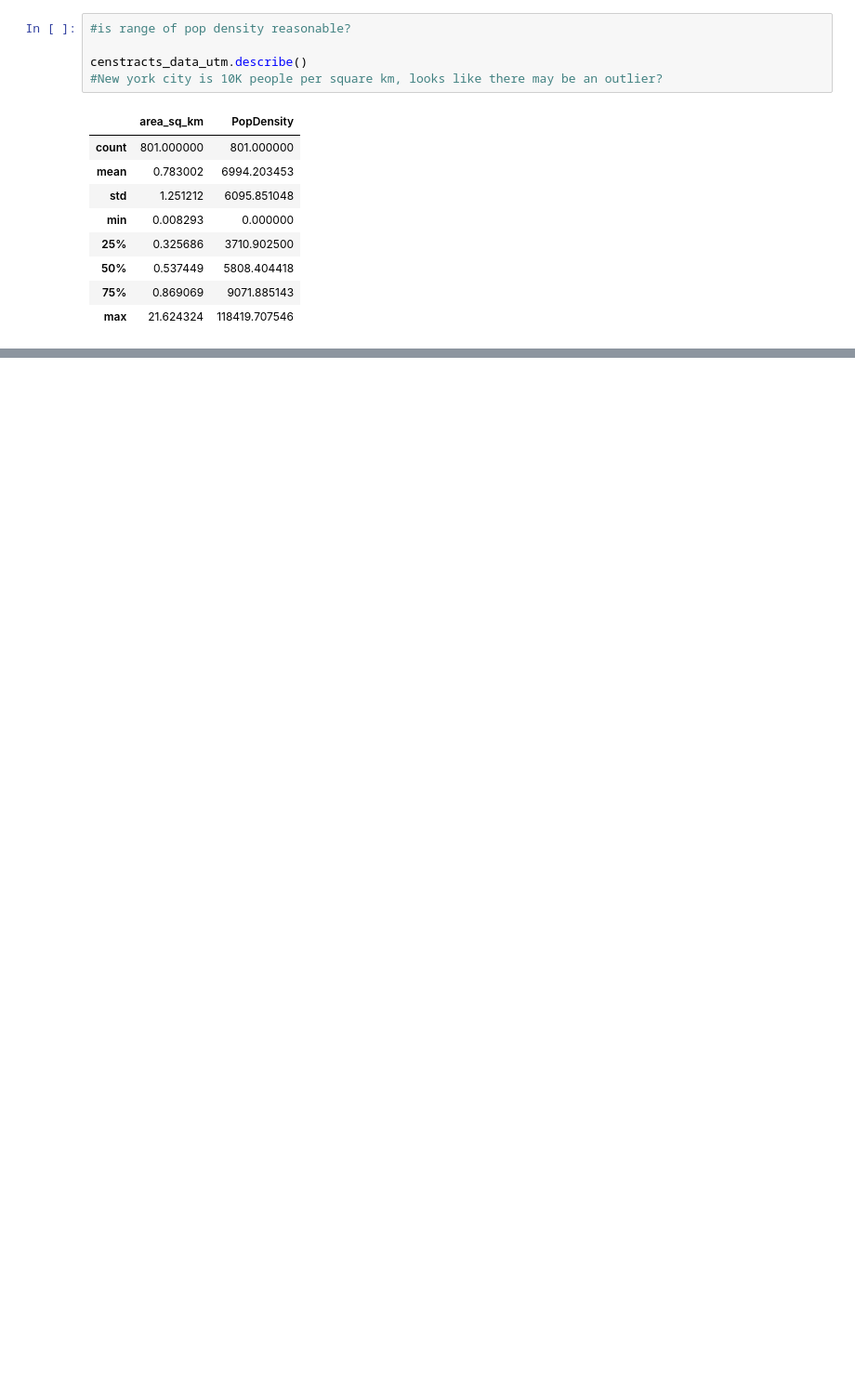
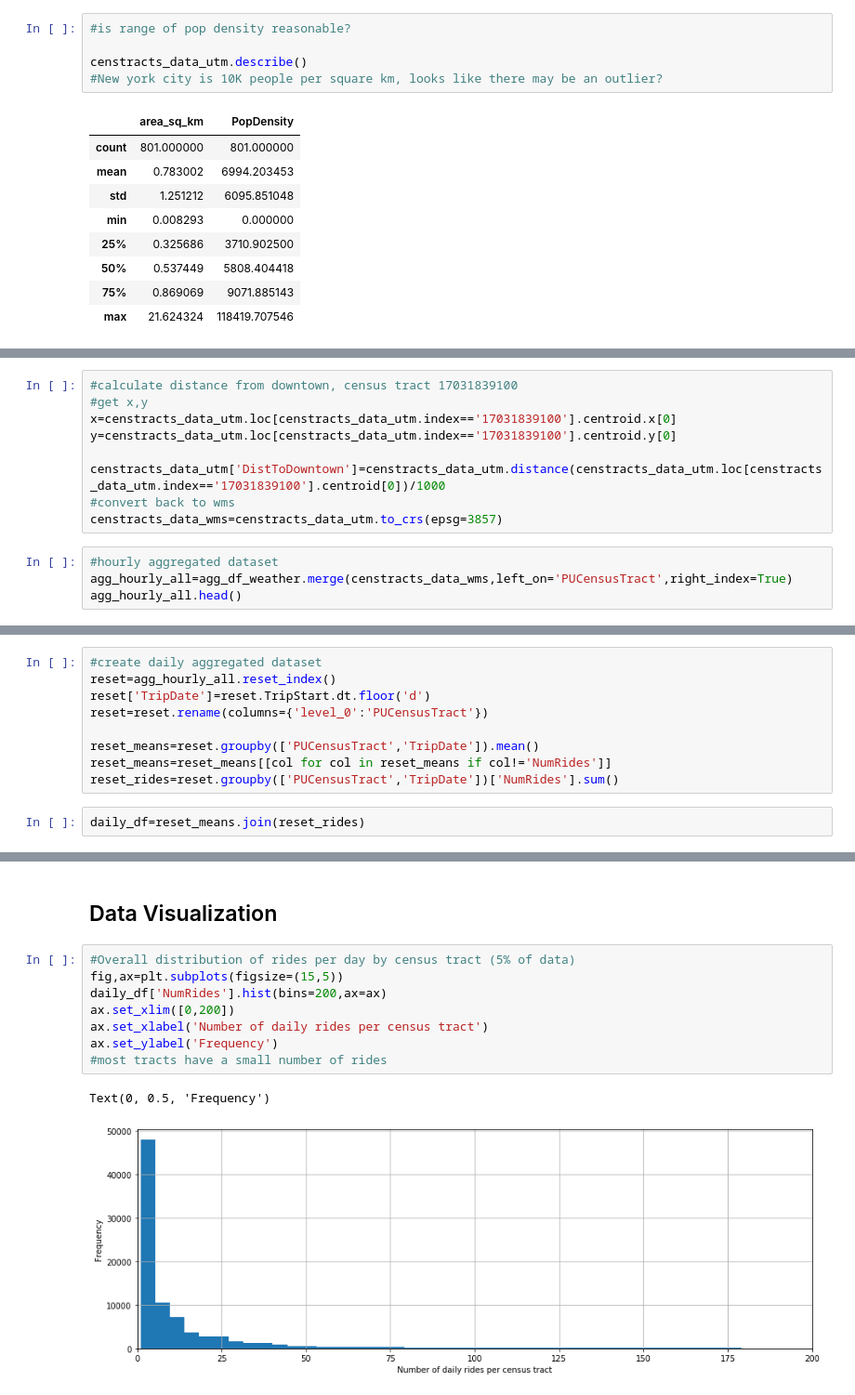
Before and after one commit to LisaATaylor/Rideshare, a Jupyter notebook: Chicago Rideshare - Wrangling+Visualization.ipynb, the cells around one changed output, grey strips where cells are left out. Shown at 93% size. Saved outputs shown, nothing was run; the diff lists cells and outputs as text; blank space fills up the shorter version.

```diff
--- a/Chicago Rideshare - Wrangling+Visualization.ipynb
+++ b/Chicago Rideshare - Wrangling+Visualization.ipynb
@@ -312,0 +302,13 @@ samp_df.shape
+# %%
+#calculate distance from downtown, census tract 17031839100
+#get x,y
+x=censtracts_data_utm.loc[censtracts_data_utm.index=='17031839100'].centroid.x[0]
+y=censtracts_data_utm.loc[censtracts_data_utm.index=='17031839100'].centroid.y[0]
+
+censtracts_data_utm['DistToDowntown']=censtracts_data_utm.distance(censtracts_data_utm.loc[censtracts_data_utm.index=='17031839100'].centroid[0])/1000
+#convert back to wms
+censtracts_data_wms=censtracts_data_utm.to_crs(epsg=3857)
+# %%
+#hourly aggregated dataset
+agg_hourly_all=agg_df_weather.merge(censtracts_data_wms,left_on='PUCensusTract',right_index=True)
+agg_hourly_all.head()
@@ -312,0 +324,11 @@ samp_df.shape
+# %%
+#create daily aggregated dataset
+reset=agg_hourly_all.reset_index()
+reset['TripDate']=reset.TripStart.dt.floor('d')
+reset=reset.rename(columns={'level_0':'PUCensusTract'})
+
+reset_means=reset.groupby(['PUCensusTract','TripDate']).mean()
+reset_means=reset_means[[col for col in reset_means if col!='NumRides']]
+reset_rides=reset.groupby(['PUCensusTract','TripDate'])['NumRides'].sum()
+# %%
+daily_df=reset_means.join(reset_rides)
@@ -312,0 +367,13 @@ samp_df.shape
+# %% [markdown]
+## Data Visualization
+# %%
+#Overall distribution of rides per day by census tract (5% of data)
+fig,ax=plt.subplots(figsize=(15,5))
+daily_df['NumRides'].hist(bins=200,ax=ax)
+ax.set_xlim([0,200])
+ax.set_xlabel('Number of daily rides per census tract')
+ax.set_ylabel('Frequency')
+#most tracts have a small number of rides
+# %% [output]
+Text(0, 0.5, 'Frequency')
+[figure, added]
```
Also changed, not shown: parts of 19 cells of this notebook.
